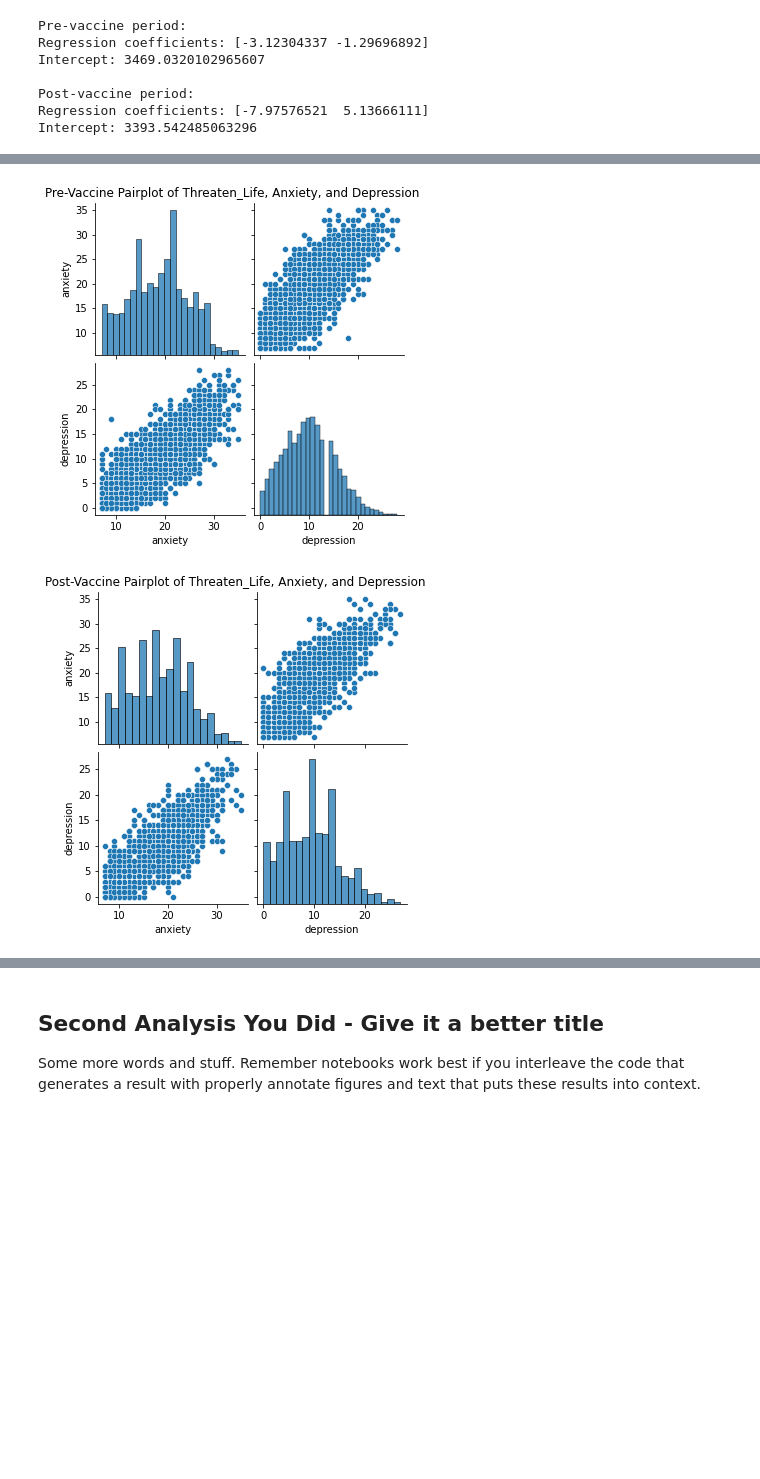
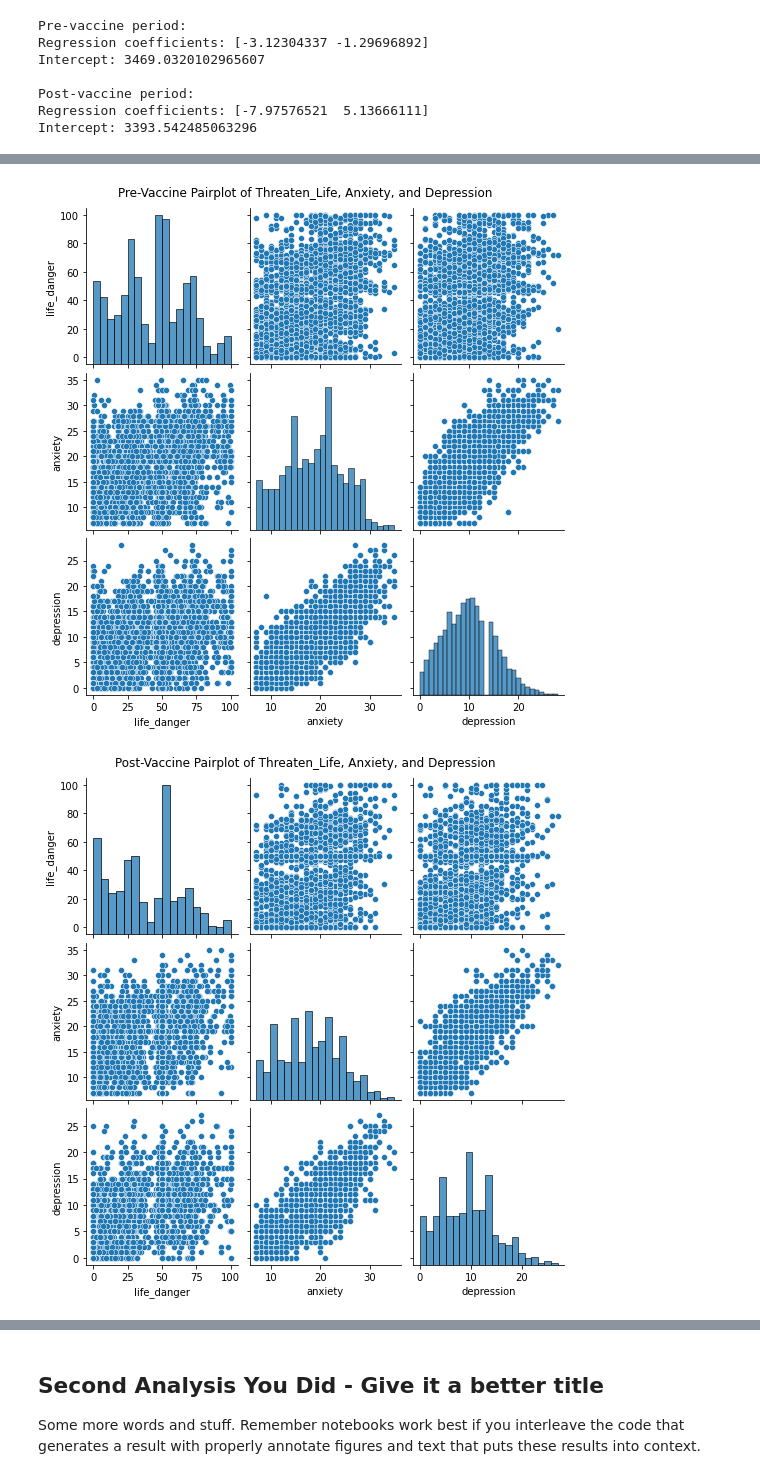
Before and after one commit to jkondo14/Group110_WI24, a Jupyter notebook: FinalProject_Group110_WI24.ipynb, the cells around one changed output, grey strips where cells are left out. Cells and saved outputs as stored; diff of their text form; code cells hidden in the pictures; blank space fills up the shorter version.

```diff
--- a/FinalProject_Group110_WI24.ipynb
+++ b/FinalProject_Group110_WI24.ipynb
@@ -237,7 +220,7 @@ df.head()
 # %%
 # Convert 'Yes'/'No' to 1/0 in NICU_Stay
-df['NICU_Stay'] = df['NICU_Stay'].map({'Yes': 1, 'No': 0})
-nicu_stay_yes_count = df['NICU_Stay'].sum()
+df['NICU'] = df['NICU'].map({'Yes': 1, 'No': 0})
+nicu_stay_yes_count = df['NICU'].sum()
 nicu_stay_yes_count
 # %% [output]
 503
@@ -271,0 +251,15 @@ df.shape
+# %%
+# Clean the mother education column's values
+mapping = {
+    'Undergraduate degree': 'UG',
+    'Masters degree': 'M',
+    'College/trade school': 'C/T',
+    'Doctoral Degree': 'PhD',
+    'High school diploma': 'HS',
+    'Less than high school diploma': '<HS'
+}
+
+# Replace values in the 'mat_edu' column using the mapping
+df['mat_edu'] = df['mat_edu'].replace(mapping)
+
+df.mat_edu.value_counts()
@@ -271,0 +275,5 @@ df.shape
+# %%
+# Similar cleaning for the delivery mode
+mapping = {'Vaginally': 'V', 'Caesarean-section (c-section)': 'C'}
+df['delivery'] = df['delivery'].replace(mapping)
+df.delivery.value_counts()
@@ -271,0 +285,6 @@ df.shape
+# %%
+# Convert all the survey number responses to actual integers
+df['life_danger'] = df['life_danger'].astype(int)
+df['baby_danger'] = df['baby_danger'].astype(int)
+df['virus_baby_harm'] = df['virus_baby_harm'].astype(int)
+df.dtypes
@@ -371,15 +408,15 @@ The impact of depression on birth weight appears to be stronger in the post-vacc
 # %%
 # Perform pairplots for each subset
-pairplot_pre = sns.pairplot(prevaccine_df[['Threaten_Life', 'anxiety', 'depression']])
+pairplot_pre = sns.pairplot(prevaccine_df[['life_danger', 'anxiety', 'depression']])
 pairplot_pre.fig.suptitle('Pre-Vaccine Pairplot of Threaten_Life, Anxiety, and Depression', y=1.02)
 
-pairplot_post = sns.pairplot(postvaccine_df[['Threaten_Life', 'anxiety', 'depression']])
+pairplot_post = sns.pairplot(postvaccine_df[['life_danger', 'anxiety', 'depression']])
 pairplot_post.fig.suptitle('Post-Vaccine Pairplot of Threaten_Life, Anxiety, and Depression', y=1.02)
 
 plt.show()
 # %% [output]
-[figure, old version]
+[figure, new version]
-[figure, old version]
+[figure, new version]
 # %% [markdown]
 **Pre-Vaccine Pairplot:**
 
```
Also changed, not shown: parts of 29 cells of this notebook.
